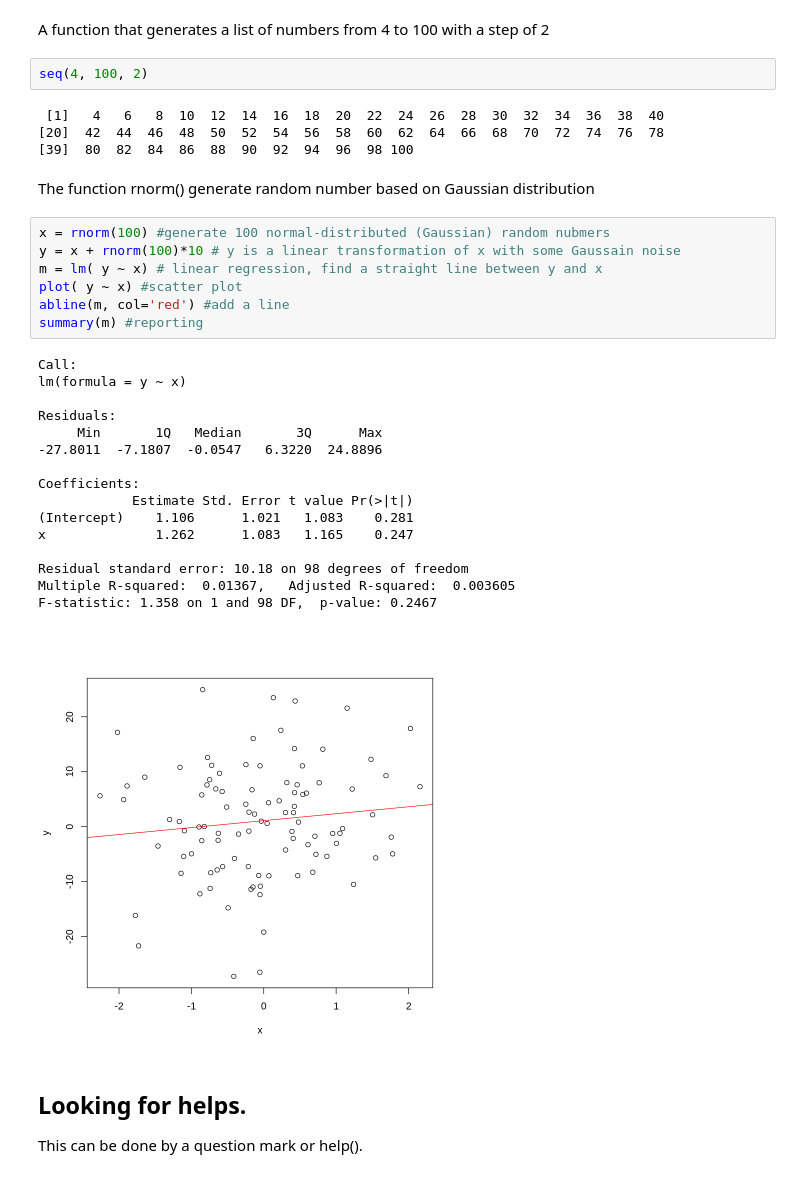
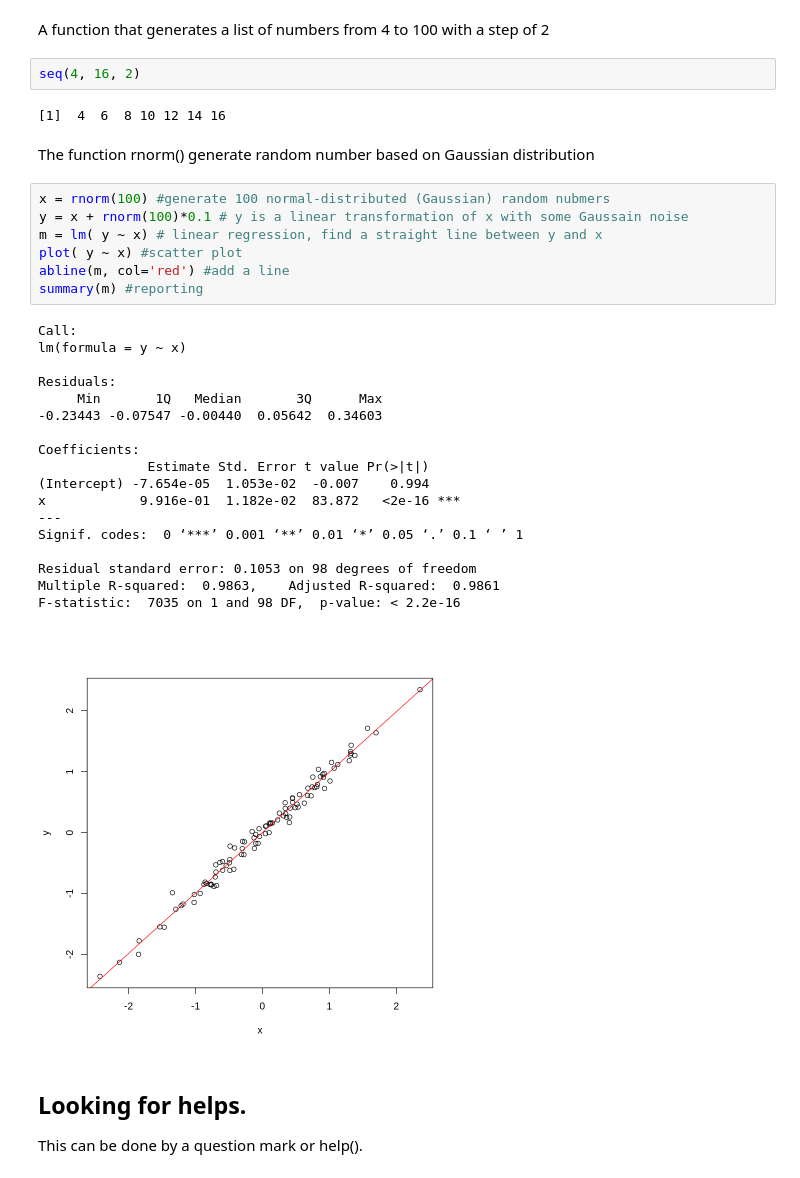
Before and after one commit to hongqin/R-bootcamp-for-teachers-2021July, a Jupyter notebook: R_covid19_teacher_bootcamp20210706.ipynb, the cells around one changed output. Saved outputs shown, nothing was run; the diff lists cells and outputs as text.

```diff
--- a/R_covid19_teacher_bootcamp20210706.ipynb
+++ b/R_covid19_teacher_bootcamp20210706.ipynb
@@ -122,37 +127,37 @@ a_vector
 # %% [markdown]
 A function that generates a list of numbers from 4 to 100 with a step of 2
 # %%
-seq(4, 100, 2)
+seq(4, 16, 2)
 # %% [output]
- [1]   4   6   8  10  12  14  16  18  20  22  24  26  28  30  32  34  36  38  40
-[20]  42  44  46  48  50  52  54  56  58  60  62  64  66  68  70  72  74  76  78
-[39]  80  82  84  86  88  90  92  94  96  98 100
+[1]  4  6  8 10 12 14 16
 # %% [markdown]
 The function rnorm() generate random number based on Gaussian distribution
 # %%
 x = rnorm(100) #generate 100 normal-distributed (Gaussian) random nubmers
-y = x + rnorm(100)*10 # y is a linear transformation of x with some Gaussain noise
+y = x + rnorm(100)*0.1 # y is a linear transformation of x with some Gaussain noise
 m = lm( y ~ x) # linear regression, find a straight line between y and x
 plot( y ~ x) #scatter plot
 abline(m, col='red') #add a line
 summary(m) #reporting
 # %% [output]
 Call:
 lm(formula = y ~ x)
 
 Residuals:
      Min       1Q   Median       3Q      Max
--27.8011  -7.1807  -0.0547   6.3220  24.8896
+-0.23443 -0.07547 -0.00440  0.05642  0.34603
 
 Coefficients:
-            Estimate Std. Error t value Pr(>|t|)
-(Intercept)    1.106      1.021   1.083    0.281
-x              1.262      1.083   1.165    0.247
+              Estimate Std. Error t value Pr(>|t|)
+(Intercept) -7.654e-05  1.053e-02  -0.007    0.994
+x            9.916e-01  1.182e-02  83.872   <2e-16 ***
+---
+Signif. codes:  0 ‘***’ 0.001 ‘**’ 0.01 ‘*’ 0.05 ‘.’ 0.1 ‘ ’ 1
 
-Residual standard error: 10.18 on 98 degrees of freedom
-Multiple R-squared:  0.01367,   Adjusted R-squared:  0.003605
-F-statistic: 1.358 on 1 and 98 DF,  p-value: 0.2467
+Residual standard error: 0.1053 on 98 degrees of freedom
+Multiple R-squared:  0.9863,    Adjusted R-squared:  0.9861
+F-statistic:  7035 on 1 and 98 DF,  p-value: < 2.2e-16
-[figure, old version]
+[figure, new version]
 # %% [markdown]
 ## Looking for helps.
 This can be done by a question mark or help().
```
Also changed, not shown: parts of 59 cells of this notebook.
